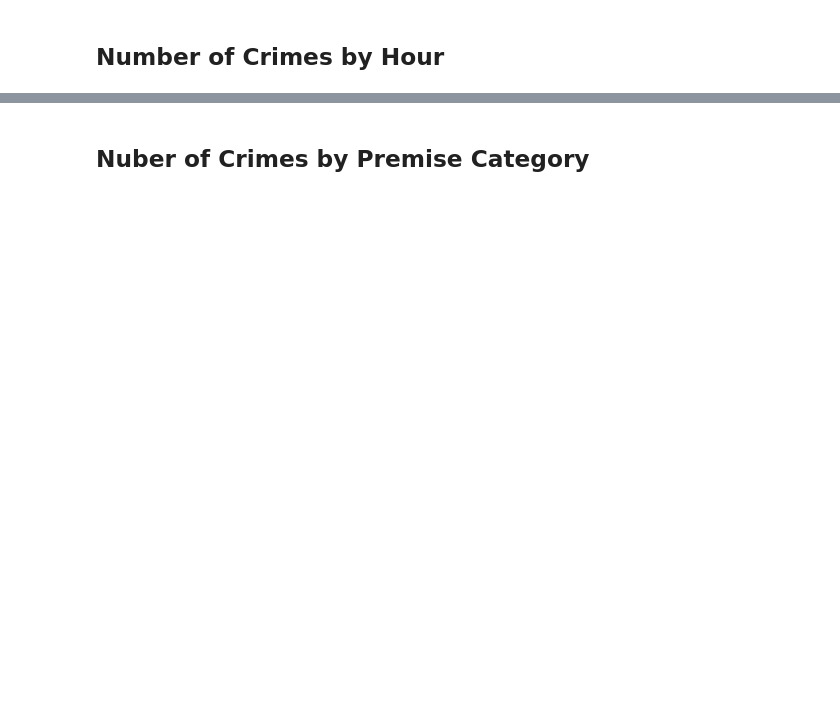
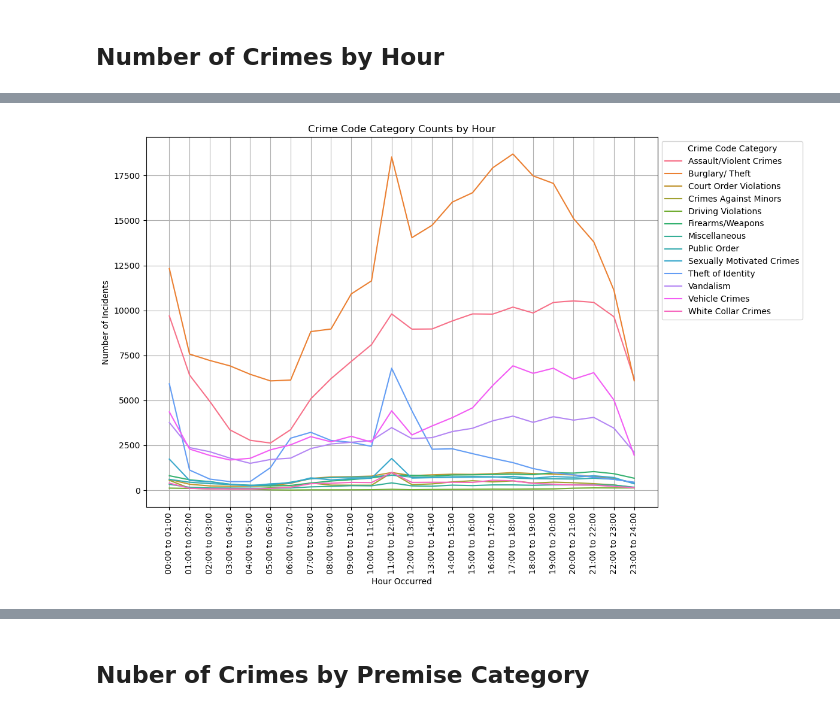
Before and after one commit to dominco5/project1, a Jupyter notebook: Code/data_viz_1.ipynb, the cells around one changed output, grey strips where cells are left out. Drawn from its saved outputs; the diff is of its cells as text; code cells hidden in the pictures; blank space fills up the shorter version.

```diff
--- a/Code/data_viz_1.ipynb
+++ b/Code/data_viz_1.ipynb
@@ -139,0 +131,16 @@ plt.savefig(".../Resources/crime_counts_by_category.png")
+# %%
+plt.figure(figsize=(12, 8))
+sns.lineplot(data=crime_byhour_df, dashes=False)
+plt.title('Crime Code Category Counts by Hour')
+plt.xlabel('Hour Occurred')
+plt.ylabel('Number of Incidents')
+plt.xticks(rotation=90)
+plt.legend(title='Crime Code Category', bbox_to_anchor=(1, 1))
+plt.grid(True)
+plt.tight_layout()
+
+plt.savefig("../Output/crime_counts_hourly.png")
+
+plt.show()
+# %% [output]
+[figure, added]
```
Also changed, not shown: parts of 28 cells of this notebook.
